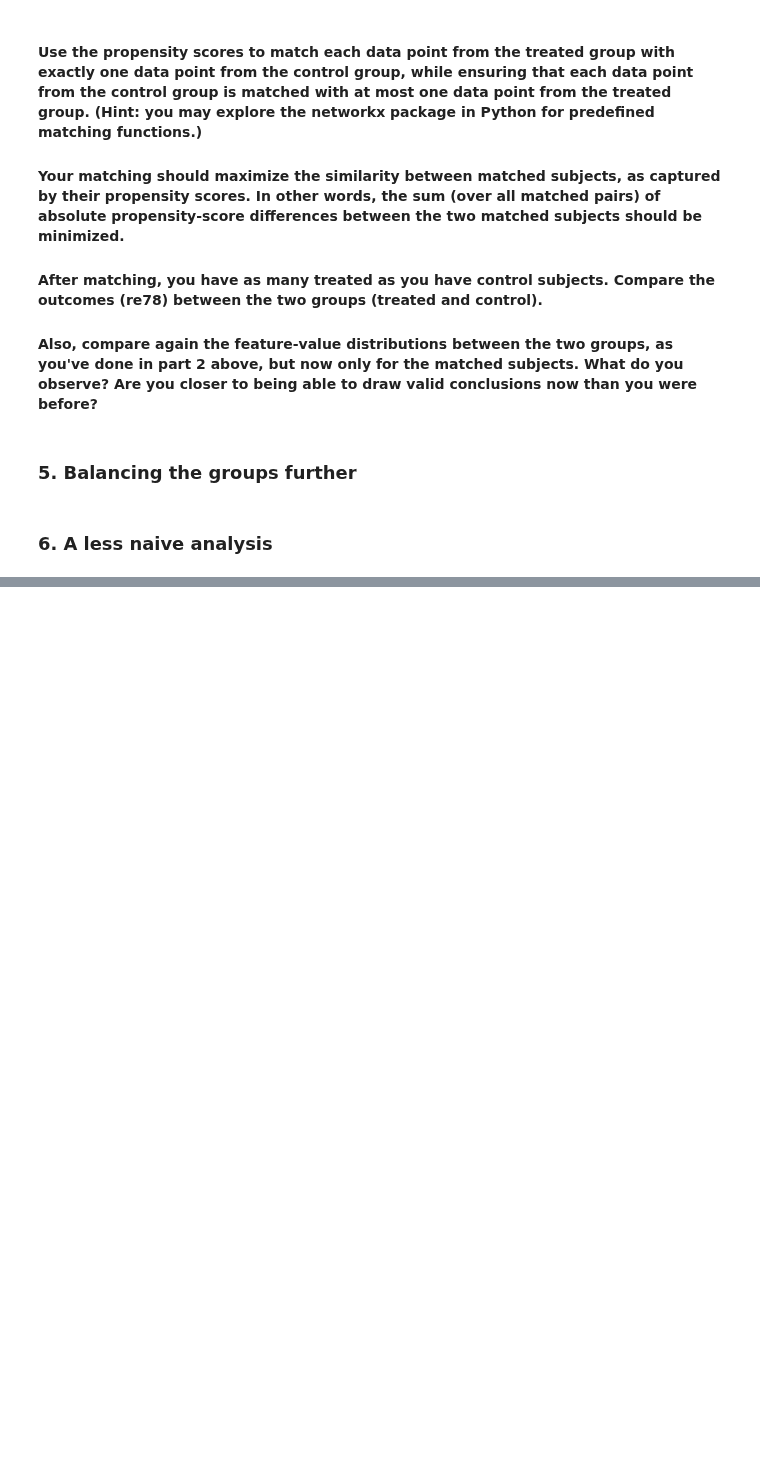
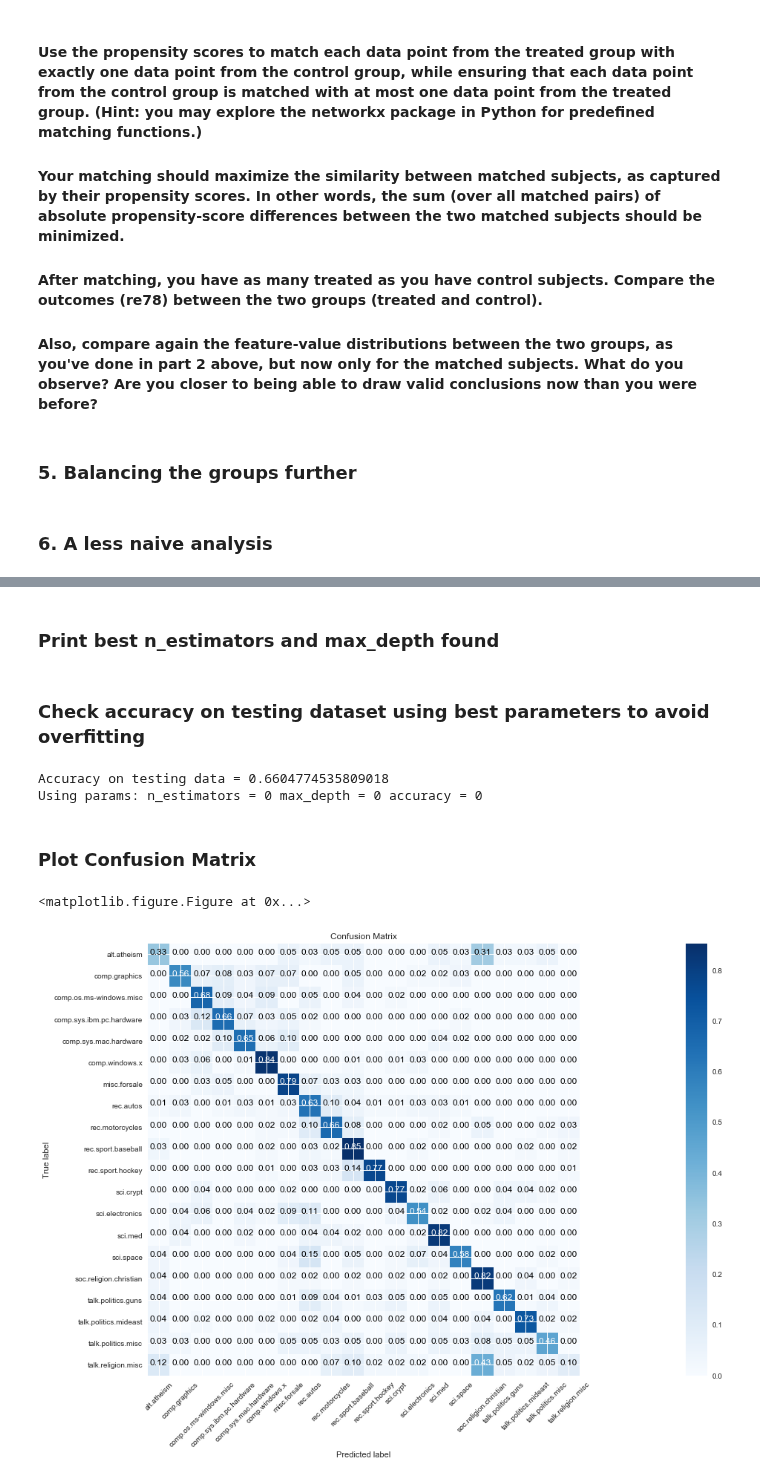
Before and after one commit to GauravPasari/ADA_Group_Tota_Pasari_Prelot, a Jupyter notebook: 04 - Applied ML/Homework4.ipynb, the cells around one changed output, grey strips where cells are left out. Saved outputs shown, nothing was run; the diff lists cells and outputs as text; code cells hidden in the pictures; blank space fills up the shorter version.

```diff
--- a/04 - Applied ML/Homework4.ipynb
+++ b/04 - Applied ML/Homework4.ipynb
@@ -216,0 +204,5 @@ set2 = df['Propensity_S'][df['treat']==1] # treat
+# %%
+vectorizer = TfidfVectorizer()
+vectors = vectorizer.fit_transform(newsgroups_train.data)
+
+print("Converted text into vectors of shape {}".format(vectors.shape))
@@ -216,0 +350,2 @@ set2 = df['Propensity_S'][df['treat']==1] # treat
+# %% [markdown]
+### Print best n_estimators and max_depth found
@@ -216,0 +359,49 @@ set2 = df['Propensity_S'][df['treat']==1] # treat
+# %% [markdown]
+### Check accuracy on testing dataset using best parameters to avoid overfitting
+# %%
+# run model using the best parameters
+clf = RandomForestClassifier(n_estimators=300, max_depth=310, n_jobs=-1)
+clf.fit(x_train, y_train)
+y_pred = clf.predict(x_test)
+
+# calculate accuracy on testing dataset
+test_accuracy = accuracy_score(y_test, y_pred)
+
+print("Accuracy on testing data = {}".format(test_accuracy))
+# %% [output]
+Accuracy on testing data = 0.6604774535809018
+Using params: n_estimators = 0 max_depth = 0 accuracy = 0
+# %% [markdown]
+### Plot Confusion Matrix
+# %%
+# we plot the confusion matrix here
+cm = confusion_matrix(y_test, y_pred)
+np.set_printoptions(precision=2)
+
+plt.figure(figsize=(40, 10))
+
+cm = cm.astype("float") / cm.sum(axis=1)[:, np.newaxis]
+
+plt.imshow(cm, interpolation="nearest", cmap=plt.cm.Blues)
+plt.title("Confusion Matrix")
+plt.colorbar()
+tick_marks = np.arange(len(list(newsgroups_train.target_names)))
+plt.xticks(tick_marks, list(newsgroups_train.target_names), rotation=45)
+plt.yticks(tick_marks, list(newsgroups_train.target_names))
+
+fmt = '.2f'
+thresh = cm.max() / 2.
+for i, j in itertools.product(range(cm.shape[0]), range(cm.shape[1])):
+    plt.text(j, i, format(cm[i, j], fmt),
+             horizontalalignment="center",
+             color="white" if cm[i, j] > thresh else "black")
+
+plt.tight_layout()
+plt.ylabel('True label')
+plt.xlabel('Predicted label')
+
+plt.show()
+plt.savefig("Confusion_Matrix.png")
+# %% [output]
+<matplotlib.figure.Figure at 0x...>
+[figure, added]
```
Also changed, not shown: parts of 34 cells of this notebook, 2 other files.
